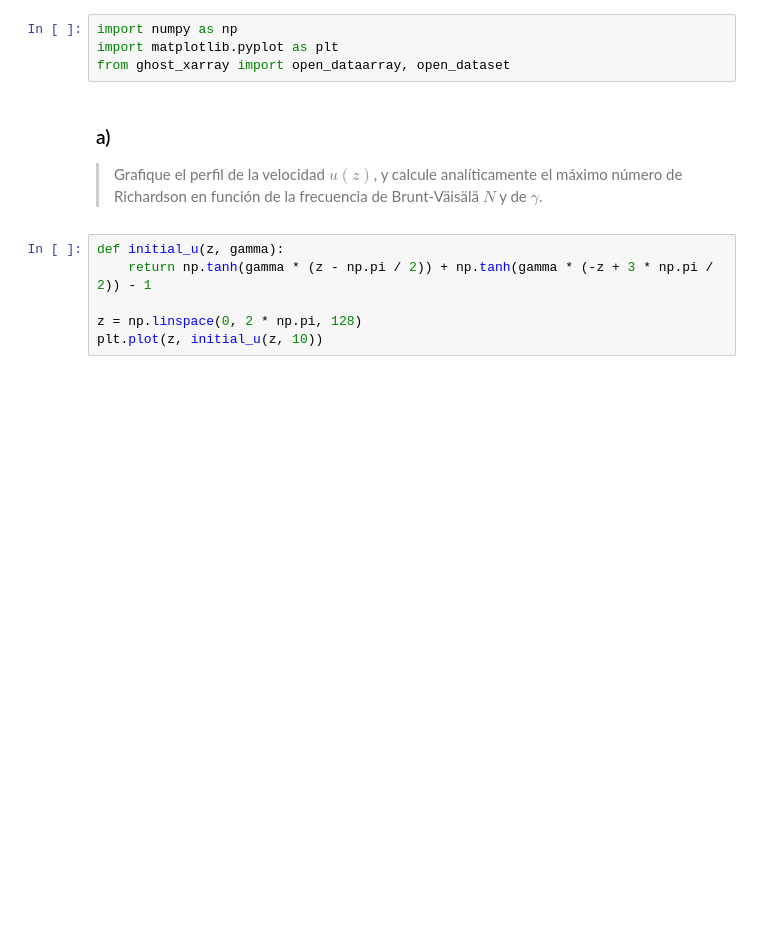
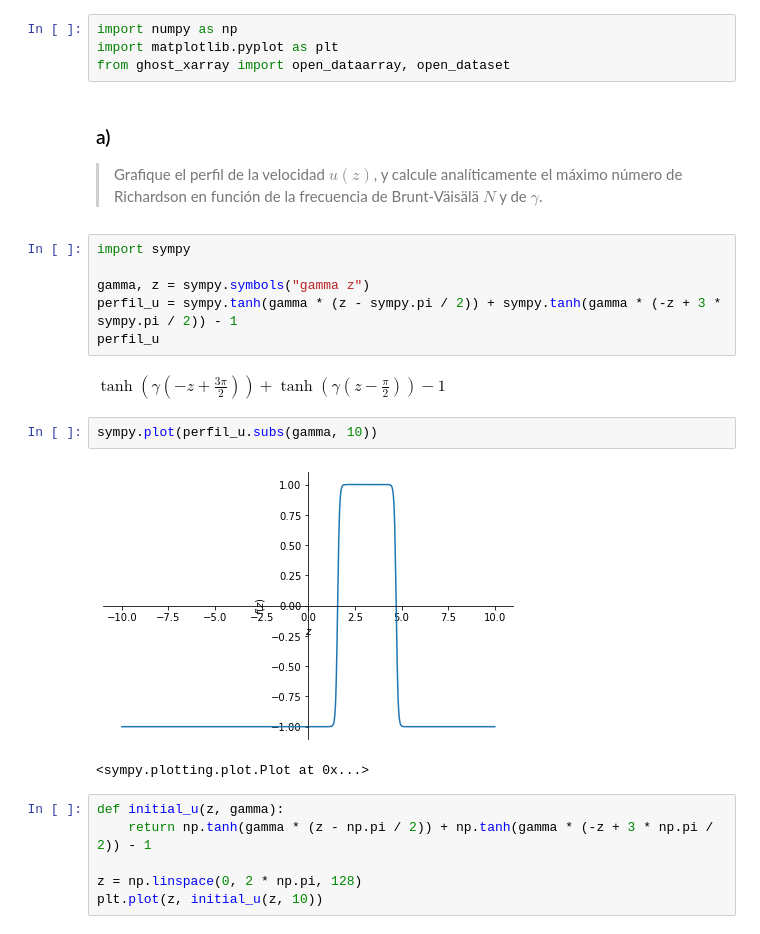
Before and after one commit to maurosilber/fluidos, a Jupyter notebook: guia3/problema3.ipynb, the cells around one changed output. Cells and saved outputs as stored; diff of their text form; blank space fills up the shorter version.

```diff
--- a/guia3/problema3.ipynb
+++ b/guia3/problema3.ipynb
@@ -20,6 +20,19 @@ from ghost_xarray import open_dataarray, open_dataset
 > Grafique el perfil de la velocidad $u(z)$,
 y calcule analíticamente el máximo número de Richardson en
 función de la frecuencia de Brunt-Väisälä $N$ y de $γ$.
+# %%
+import sympy
+
+gamma, z = sympy.symbols("gamma z")
+perfil_u = sympy.tanh(gamma * (z - sympy.pi / 2)) + sympy.tanh(gamma * (-z + 3 * sympy.pi / 2)) - 1
+perfil_u
+# %% [output]
+$\displaystyle \tanh{\left(\gamma \left(- z + \frac{3 \pi}{2}\right) \right)} + \tanh{\left(\gamma \left(z - \frac{\pi}{2}\right) \right)} - 1$
+# %%
+sympy.plot(perfil_u.subs(gamma, 10))
+# %% [output]
+[figure, added]
+<sympy.plotting.plot.Plot at 0x...>
 # %%
 def initial_u(z, gamma):
     return np.tanh(gamma * (z - np.pi / 2)) + np.tanh(gamma * (-z + 3 * np.pi / 2)) - 1
```
Also changed, not shown: parts of 3 cells of this notebook, 1 other file.
